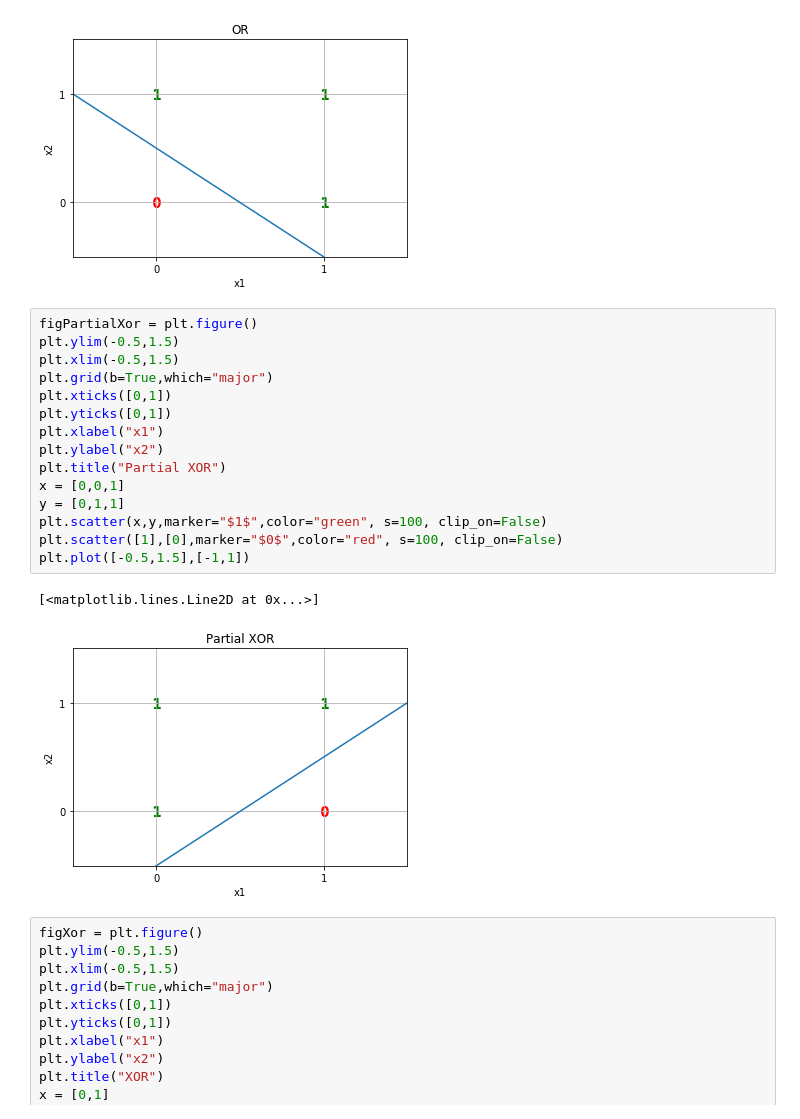
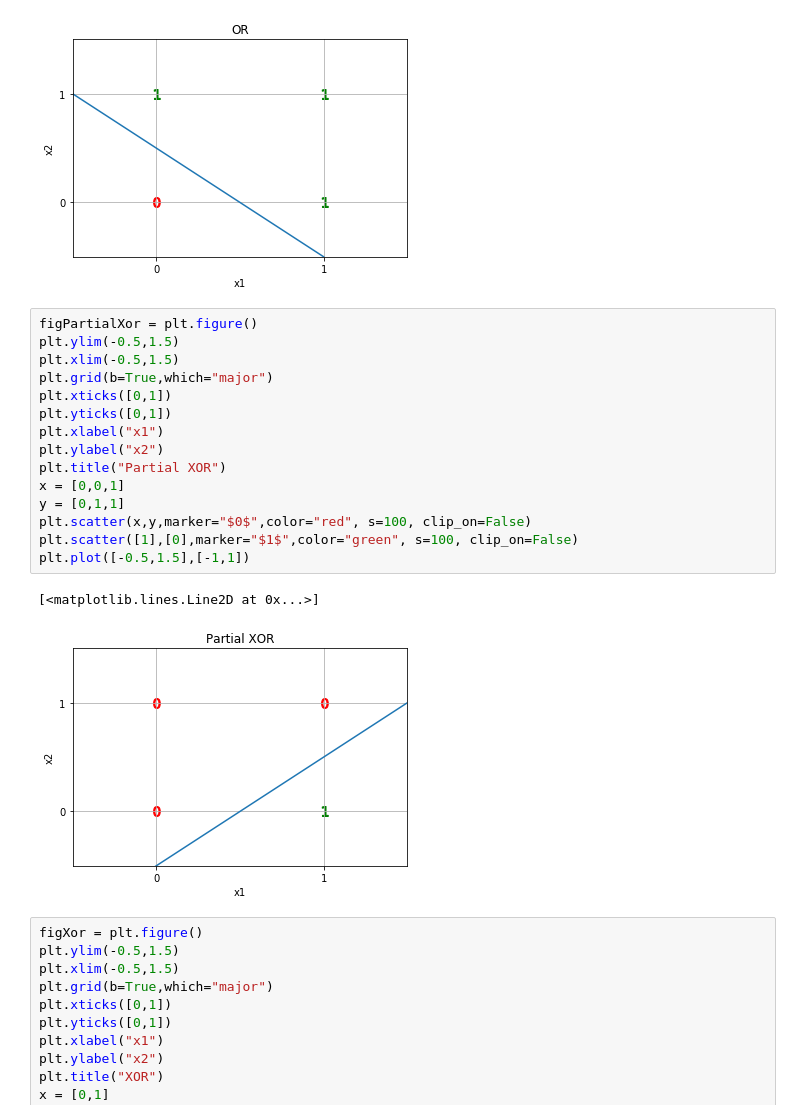
Before and after one commit to GarreauArthur/ldl, a Jupyter notebook: graphs.ipynb, the cells around one changed output. Saved outputs shown, nothing was run; the diff lists cells and outputs as text.

Commit message:
fix graph partial xor

```diff
--- a/graphs.ipynb
+++ b/graphs.ipynb
@@ -22,21 +22,21 @@ plt.plot([-0.5,1],[1,-0.5])
 # %%
 figPartialXor = plt.figure()
 plt.ylim(-0.5,1.5)
 plt.xlim(-0.5,1.5)
 plt.grid(b=True,which="major")
 plt.xticks([0,1])
 plt.yticks([0,1])
 plt.xlabel("x1")
 plt.ylabel("x2")
 plt.title("Partial XOR")
 x = [0,0,1]
 y = [0,1,1]
-plt.scatter(x,y,marker="$1$",color="green", s=100, clip_on=False)
-plt.scatter([1],[0],marker="$0$",color="red", s=100, clip_on=False)
+plt.scatter(x,y,marker="$0$",color="red", s=100, clip_on=False)
+plt.scatter([1],[0],marker="$1$",color="green", s=100, clip_on=False)
 plt.plot([-0.5,1.5],[-1,1])
 # %% [output]
 [<matplotlib.lines.Line2D at 0x...>]
-[figure, old version]
+[figure, new version]
 # %%
 figXor = plt.figure()
 plt.ylim(-0.5,1.5)
```
